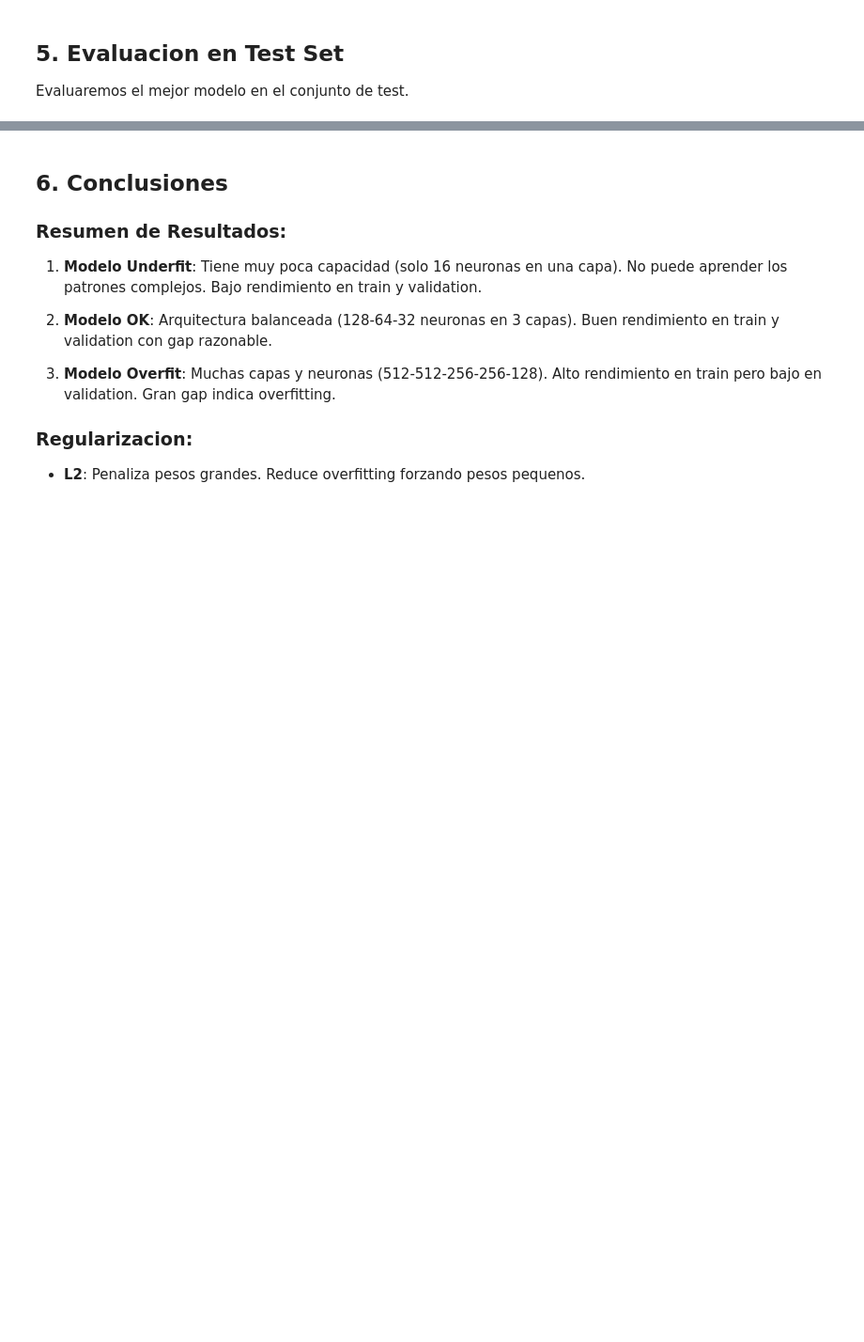
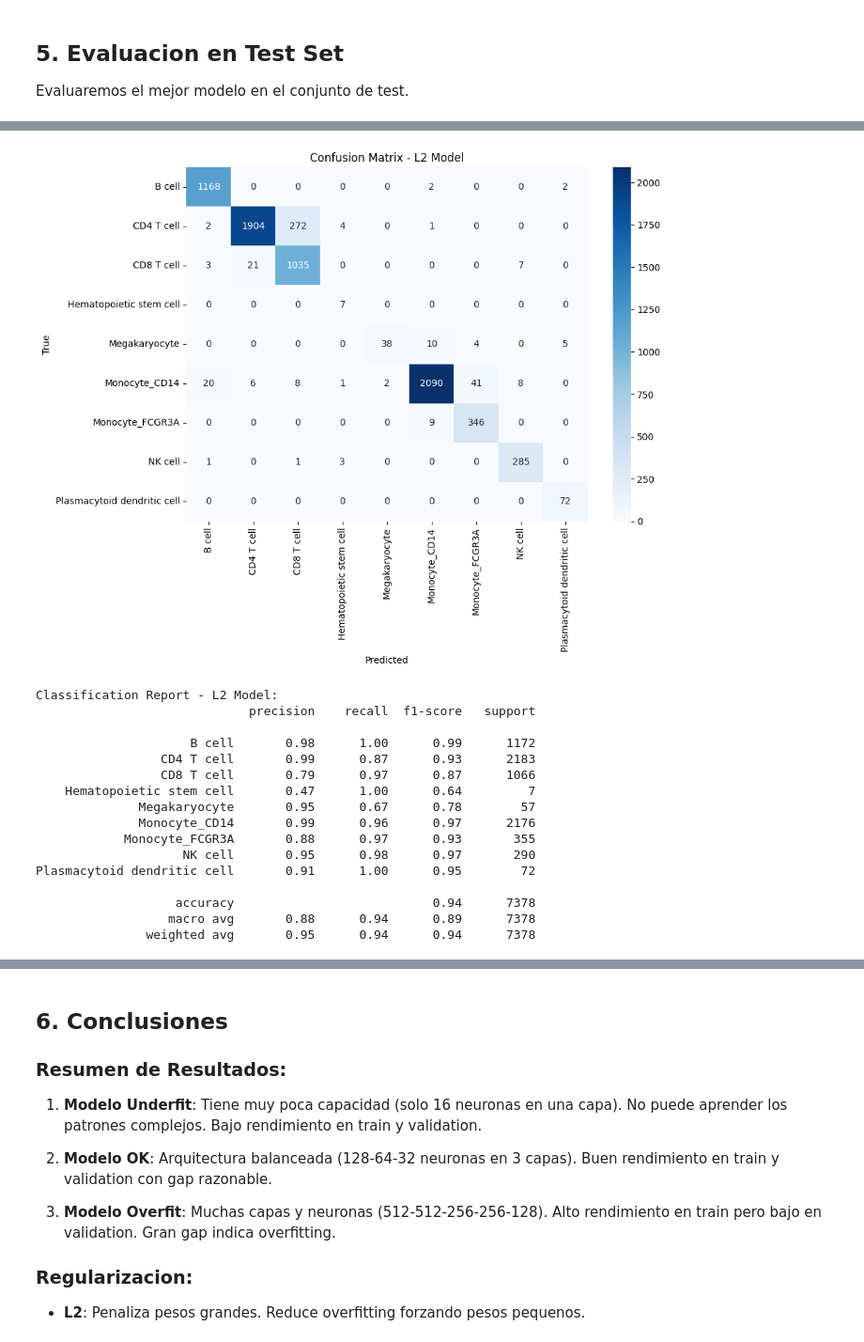
Before and after one commit to moisesbritez92/deep_learning_nbs, a Jupyter notebook: Notebooks/DL-HW-1/scRNA_Complete_Homework_Solution.ipynb, the cells around one changed output, grey strips where cells are left out. Shown at 94% size. Cells and saved outputs as stored; diff of their text form; code cells hidden in the pictures; blank space fills up the shorter version.

```diff
--- a/Notebooks/DL-HW-1/scRNA_Complete_Homework_Solution.ipynb
+++ b/Notebooks/DL-HW-1/scRNA_Complete_Homework_Solution.ipynb
@@ -263,7 +503,7 @@ def create_l2_model(l2_lambda=0.001):
 model_l2 = create_l2_model(0.001)
 history_l2 = model_l2.fit(
     X_train, y_train, epochs=50, batch_size=32,
-    validation_data=(X_val, y_val), verbose=0
+    validation_data=(X_val, y_val), verbose=1
 )
 
 print(f"L2 Model - Train acc: {history_l2.history['accuracy'][-1]:.4f}")
@@ -342,0 +811,21 @@ print(classification_report(y_test_classes, y_pred_classes,
+# %%
+y_pred = model_l2.predict(X_test)
+y_pred_classes = np.argmax(y_pred, axis=1)
+y_test_classes = np.argmax(y_test, axis=1)
+
+cm = confusion_matrix(y_test_classes, y_pred_classes)
+
+plt.figure(figsize=(10, 8))
+sns.heatmap(cm, annot=True, fmt='d', cmap='Blues',
+            xticklabels=label_encoder.classes_,
+            yticklabels=label_encoder.classes_)
+plt.xlabel('Predicted')
+plt.ylabel('True')
+plt.title('Confusion Matrix - L2 Model')
+plt.tight_layout()
+plt.show()
+
+print("\nClassification Report - L2 Model:")
+print(classification_report(y_test_classes, y_pred_classes,
+                          target_names=label_encoder.classes_))
+# %% [output]
@@ -342,0 +833,17 @@ print(classification_report(y_test_classes, y_pred_classes,
+[figure, added]
+Classification Report - L2 Model:
+                             precision    recall  f1-score   support
+
+                     B cell       0.98      1.00      0.99      1172
+                 CD4 T cell       0.99      0.87      0.93      2183
+                 CD8 T cell       0.79      0.97      0.87      1066
+    Hematopoietic stem cell       0.47      1.00      0.64         7
+              Megakaryocyte       0.95      0.67      0.78        57
+              Monocyte_CD14       0.99      0.96      0.97      2176
+            Monocyte_FCGR3A       0.88      0.97      0.93       355
+                    NK cell       0.95      0.98      0.97       290
+Plasmacytoid dendritic cell       0.91      1.00      0.95        72
+
+                   accuracy                           0.94      7378
+                  macro avg       0.88      0.94      0.89      7378
+               weighted avg       0.95      0.94      0.94      7378
```
Also changed, not shown: parts of 47 cells of this notebook, 12 other files.
